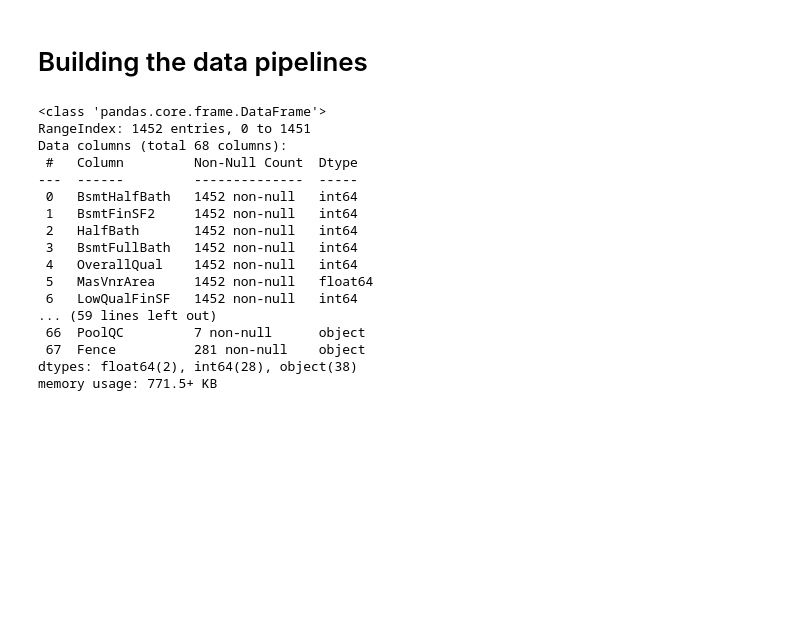
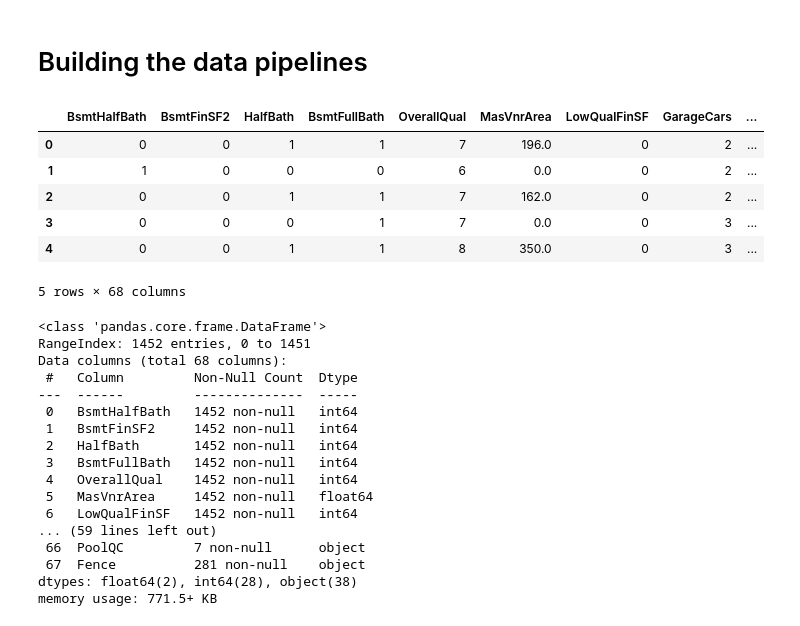
Before and after one commit to KillD00zer/ITI, a Jupyter notebook: LEC 2 task/PipeLines.ipynb, the cells around one changed output. Drawn from its saved outputs; the diff is of its cells as text; code cells hidden in the pictures; blank space fills up the shorter version.

```diff
--- a/LEC 2 task/PipeLines.ipynb
+++ b/LEC 2 task/PipeLines.ipynb
@@ -13,6 +14,15 @@ from sklearn.preprocessing import FunctionTransformer, StandardScaler, OneHotEnc
 # %%
 # load processed data
 XY_Data= pd.read_csv(r'D:\K_REPO\ITI\LEC 2 task\XY_Data.csv')
+XY_Data.head()
+# %% [output]
+|  | BsmtHalfBath | BsmtFinSF2 | HalfBath | BsmtFullBath | OverallQual | MasVnrArea | LowQualFinSF | GarageCars | ... |
+| 0 | 0 | 0 | 1 | 1 | 7 | 196.0 | 0 | 2 | ... |
+| 1 | 1 | 0 | 0 | 0 | 6 | 0.0 | 0 | 2 | ... |
+| 2 | 0 | 0 | 1 | 1 | 7 | 162.0 | 0 | 2 | ... |
+| 3 | 0 | 0 | 0 | 1 | 7 | 0.0 | 0 | 3 | ... |
+| 4 | 0 | 0 | 1 | 1 | 8 | 350.0 | 0 | 3 | ... |
+5 rows × 68 columns
 # %%
 # label features
 Numerical_features= ['Fireplaces', 'OverallQual', 'OverallCond', 'PoolArea', 'MasVnrArea', 'KitchenAbvGr', 'WoodDeckSF', 'SalePrice', 'MiscVal', 'GrLivArea', 'BsmtFinSF1', 'LowQualFinSF', 'ScreenPorch', 'GarageCars', '2ndFlrSF', 'BedroomAbvGr', 'HalfBath', 'BsmtFinSF2', 'EnclosedPorch', 'OpenPorchSF', 'TotalBsmtSF', 'FullBath', 'LotArea', 'BsmtFullBath', 'house_Age', 'BsmtUnfSF', 'BsmtHalfBath', 'LotFrontage', '3SsnPorch']
```
Also changed, not shown: parts of 14 cells of this notebook, 1 other file.
